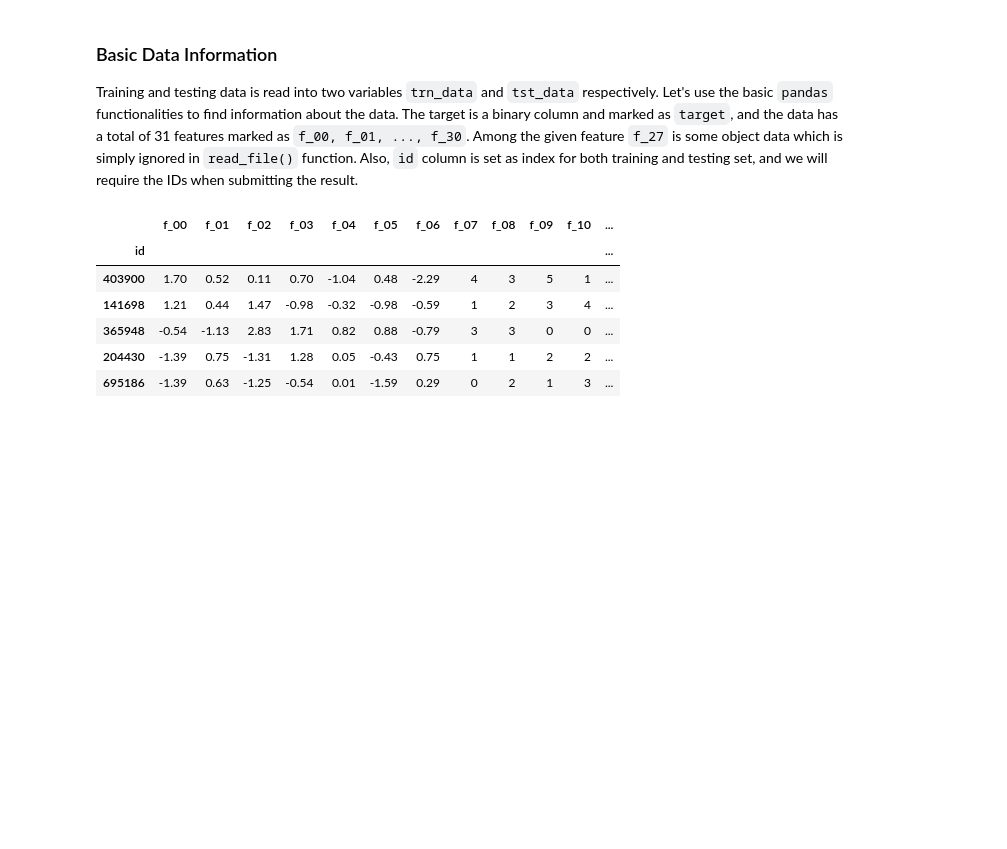
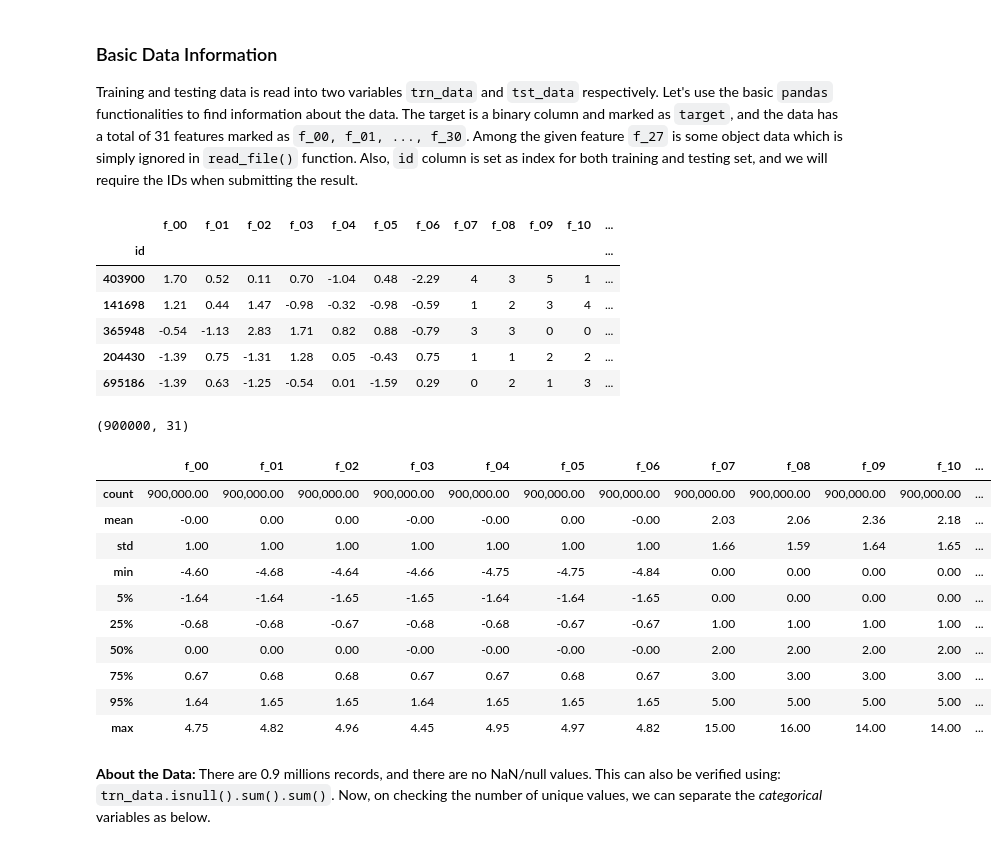
Before and after one commit to ZenithClown/self-development, a Jupyter notebook: notebooks/Tabular Playground Series [TPS] May, 2022.ipynb, the cells around one changed output. Cells and saved outputs as stored; diff of their text form; code cells hidden in the pictures; blank space fills up the shorter version.

```diff
--- a/notebooks/Tabular Playground Series [TPS] May, 2022.ipynb
+++ b/notebooks/Tabular Playground Series [TPS] May, 2022.ipynb
@@ -166,3 +176,23 @@ trn_data.sample(5)
 | 365948 | -0.54 | -1.13 | 2.83 | 1.71 | 0.82 | 0.88 | -0.79 | 3 | 3 | 0 | 0 | ... |
 | 204430 | -1.39 | 0.75 | -1.31 | 1.28 | 0.05 | -0.43 | 0.75 | 1 | 1 | 2 | 2 | ... |
 | 695186 | -1.39 | 0.63 | -1.25 | -0.54 | 0.01 | -1.59 | 0.29 | 0 | 2 | 1 | 3 | ... |
+# %%
+trn_data.shape
+# %% [output]
+(900000, 31)
+# %%
+trn_data.describe(percentiles = [0.05, 0.25, 0.50, 0.75, 0.95])
+# %% [output]
+|  | f_00 | f_01 | f_02 | f_03 | f_04 | f_05 | f_06 | f_07 | f_08 | f_09 | f_10 | ... |
+| count | 900,000.00 | 900,000.00 | 900,000.00 | 900,000.00 | 900,000.00 | 900,000.00 | 900,000.00 | 900,000.00 | 900,000.00 | 900,000.00 | 900,000.00 | ... |
+| mean | -0.00 | 0.00 | 0.00 | -0.00 | -0.00 | 0.00 | -0.00 | 2.03 | 2.06 | 2.36 | 2.18 | ... |
+| std | 1.00 | 1.00 | 1.00 | 1.00 | 1.00 | 1.00 | 1.00 | 1.66 | 1.59 | 1.64 | 1.65 | ... |
+| min | -4.60 | -4.68 | -4.64 | -4.66 | -4.75 | -4.75 | -4.84 | 0.00 | 0.00 | 0.00 | 0.00 | ... |
+| 5% | -1.64 | -1.64 | -1.65 | -1.65 | -1.64 | -1.64 | -1.65 | 0.00 | 0.00 | 0.00 | 0.00 | ... |
+| 25% | -0.68 | -0.68 | -0.67 | -0.68 | -0.68 | -0.67 | -0.67 | 1.00 | 1.00 | 1.00 | 1.00 | ... |
+| 50% | 0.00 | 0.00 | 0.00 | -0.00 | -0.00 | -0.00 | -0.00 | 2.00 | 2.00 | 2.00 | 2.00 | ... |
+| 75% | 0.67 | 0.68 | 0.68 | 0.67 | 0.67 | 0.68 | 0.67 | 3.00 | 3.00 | 3.00 | 3.00 | ... |
+| 95% | 1.64 | 1.65 | 1.65 | 1.64 | 1.65 | 1.65 | 1.65 | 5.00 | 5.00 | 5.00 | 5.00 | ... |
+| max | 4.75 | 4.82 | 4.96 | 4.45 | 4.95 | 4.97 | 4.82 | 15.00 | 16.00 | 14.00 | 14.00 | ... |
+# %% [markdown]
+**About the Data:** There are 0.9 millions records, and there are no NaN/null values. This can also be verified using: `trn_data.isnull().sum().sum()`. Now, on checking the number of unique values, we can separate the *categorical* variables as below.
```
Also changed, not shown: parts of 19 cells of this notebook.
